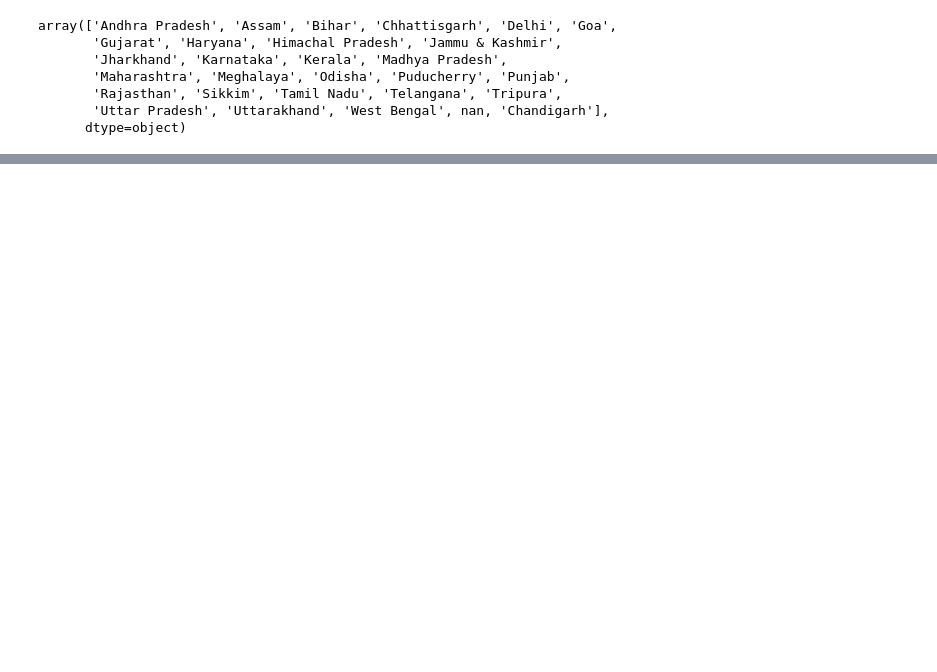
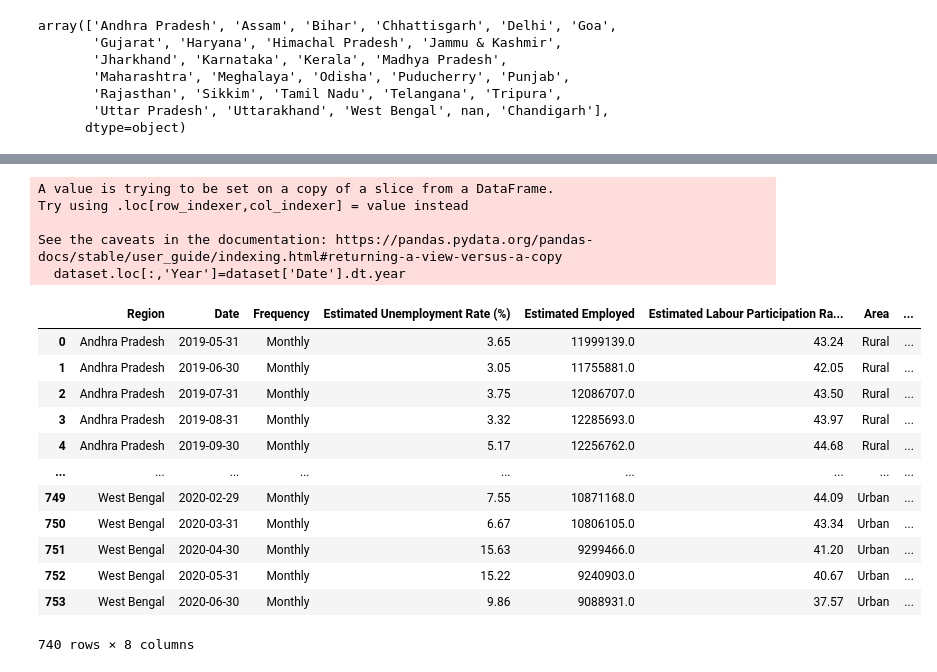
Before and after one commit to IMANETATA/CodeAlpha, a Jupyter notebook: Unemployment_Analysis.ipynb, the cells around one changed output, grey strips where cells are left out. Cells and saved outputs as stored; diff of their text form; code cells hidden in the pictures; blank space fills up the shorter version.

```diff
--- a/Unemployment_Analysis.ipynb
+++ b/Unemployment_Analysis.ipynb
@@ -66,0 +95,24 @@ dtype: int64
+# %%
+dataset.loc[:,'Year']=dataset['Date'].dt.year
+# %% [output]
+A value is trying to be set on a copy of a slice from a DataFrame.
+Try using .loc[row_indexer,col_indexer] = value instead
+
+See the caveats in the documentation: https://pandas.pydata.org/pandas-docs/stable/user_guide/indexing.html#returning-a-view-versus-a-copy
+  dataset.loc[:,'Year']=dataset['Date'].dt.year
+# %%
+dataset
+# %% [output]
+|  | Region | Date | Frequency | Estimated Unemployment Rate (%) | Estimated Employed | Estimated Labour Participation Ra... | Area | ... |
+| 0 | Andhra Pradesh | 2019-05-31 | Monthly | 3.65 | 11999139.0 | 43.24 | Rural | ... |
+| 1 | Andhra Pradesh | 2019-06-30 | Monthly | 3.05 | 11755881.0 | 42.05 | Rural | ... |
+| 2 | Andhra Pradesh | 2019-07-31 | Monthly | 3.75 | 12086707.0 | 43.50 | Rural | ... |
+| 3 | Andhra Pradesh | 2019-08-31 | Monthly | 3.32 | 12285693.0 | 43.97 | Rural | ... |
+| 4 | Andhra Pradesh | 2019-09-30 | Monthly | 5.17 | 12256762.0 | 44.68 | Rural | ... |
+| ... | ... | ... | ... | ... | ... | ... | ... | ... |
+| 749 | West Bengal | 2020-02-29 | Monthly | 7.55 | 10871168.0 | 44.09 | Urban | ... |
+| 750 | West Bengal | 2020-03-31 | Monthly | 6.67 | 10806105.0 | 43.34 | Urban | ... |
+| 751 | West Bengal | 2020-04-30 | Monthly | 15.63 | 9299466.0 | 41.20 | Urban | ... |
+| 752 | West Bengal | 2020-05-31 | Monthly | 15.22 | 9240903.0 | 40.67 | Urban | ... |
+| 753 | West Bengal | 2020-06-30 | Monthly | 9.86 | 9088931.0 | 37.57 | Urban | ... |
+740 rows × 8 columns
```
Also changed, not shown: parts of 14 cells of this notebook, 1 other file.
